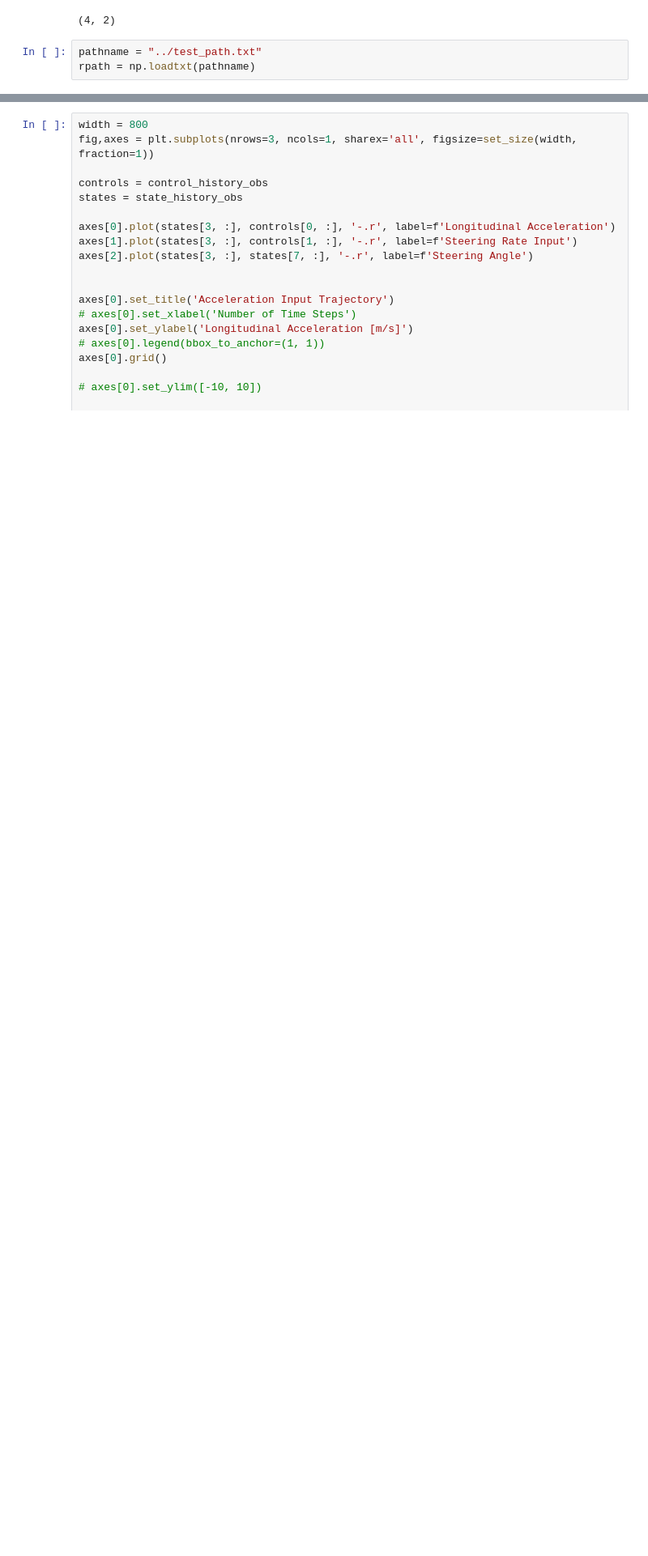
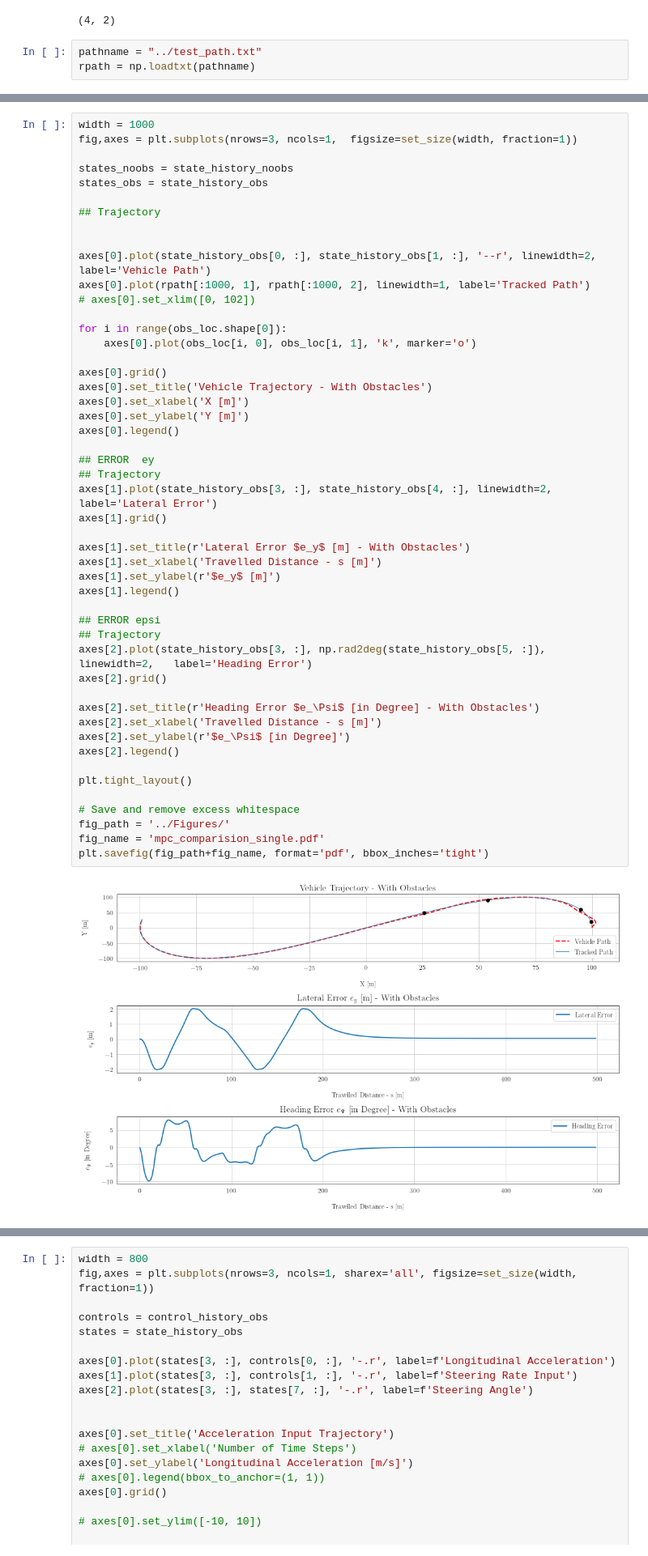
Before and after one commit to boyali/application_of_successive_convexification, a Jupyter notebook: Analyze/a02_analyze_mpc_cp_comparision.ipynb, the cells around one changed output, grey strips where cells are left out. Shown: that part at 81% size. Saved outputs shown, nothing was run; the diff lists cells and outputs as text; blank space fills up the shorter version.

Commit message:
Completed- reproduction of the figures

```diff
--- a/Analyze/a02_analyze_mpc_cp_comparision.ipynb
+++ b/Analyze/a02_analyze_mpc_cp_comparision.ipynb
@@ -256,3 +256,54 @@ plt.savefig(fig_path+fig_name, format='pdf', bbox_inches='tight')
+# %%
+width = 1000
+fig,axes = plt.subplots(nrows=3, ncols=1,  figsize=set_size(width, fraction=1))
+
+states_noobs = state_history_noobs
+states_obs = state_history_obs
+
+## Trajectory
+
+
+axes[0].plot(state_history_obs[0, :], state_history_obs[1, :], '--r', linewidth=2,   label='Vehicle Path')
+axes[0].plot(rpath[:1000, 1], rpath[:1000, 2], linewidth=1, label='Tracked Path')
+# axes[0].set_xlim([0, 102])
+
+for i in range(obs_loc.shape[0]):
+    axes[0].plot(obs_loc[i, 0], obs_loc[i, 1], 'k', marker='o')
+
+axes[0].grid()
+axes[0].set_title('Vehicle Trajectory - With Obstacles')
+axes[0].set_xlabel('X [m]')
+axes[0].set_ylabel('Y [m]')
+axes[0].legend()
+
+## ERROR  ey
+## Trajectory
+axes[1].plot(state_history_obs[3, :], state_history_obs[4, :], linewidth=2,   label='Lateral Error')
+axes[1].grid()
+
+axes[1].set_title(r'Lateral Error $e_y$ [m] - With Obstacles')
+axes[1].set_xlabel('Travelled Distance - s [m]')
+axes[1].set_ylabel(r'$e_y$ [m]')
+axes[1].legend()
+
+## ERROR epsi
+## Trajectory
+axes[2].plot(state_history_obs[3, :], np.rad2deg(state_history_obs[5, :]),  linewidth=2,   label='Heading Error')
+axes[2].grid()
+
+axes[2].set_title(r'Heading Error $e_\Psi$ [in Degree] - With Obstacles')
+axes[2].set_xlabel('Travelled Distance - s [m]')
+axes[2].set_ylabel(r'$e_\Psi$ [in Degree]')
+axes[2].legend()
+
+plt.tight_layout()
+
+# Save and remove excess whitespace
+fig_path = '../Figures/'
+fig_name = 'mpc_comparision_single.pdf'
+plt.savefig(fig_path+fig_name, format='pdf', bbox_inches='tight')
+# %% [output]
+[figure, added]
 # %%
 width = 800
 fig,ax = plt.subplots(figsize=set_size(width, fraction=1))
```
Also changed, not shown: parts of 6 cells of this notebook, 5 other files.
